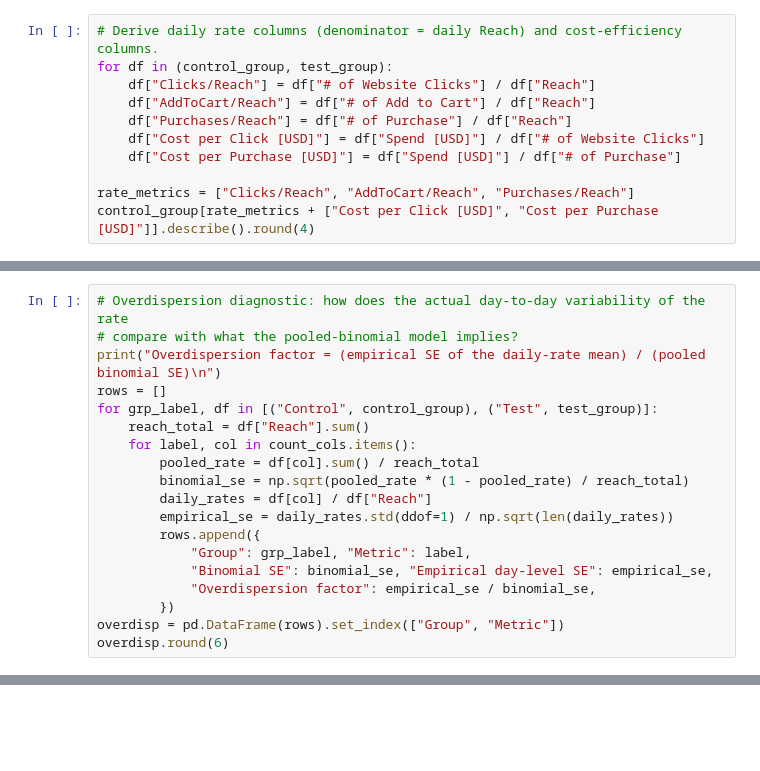
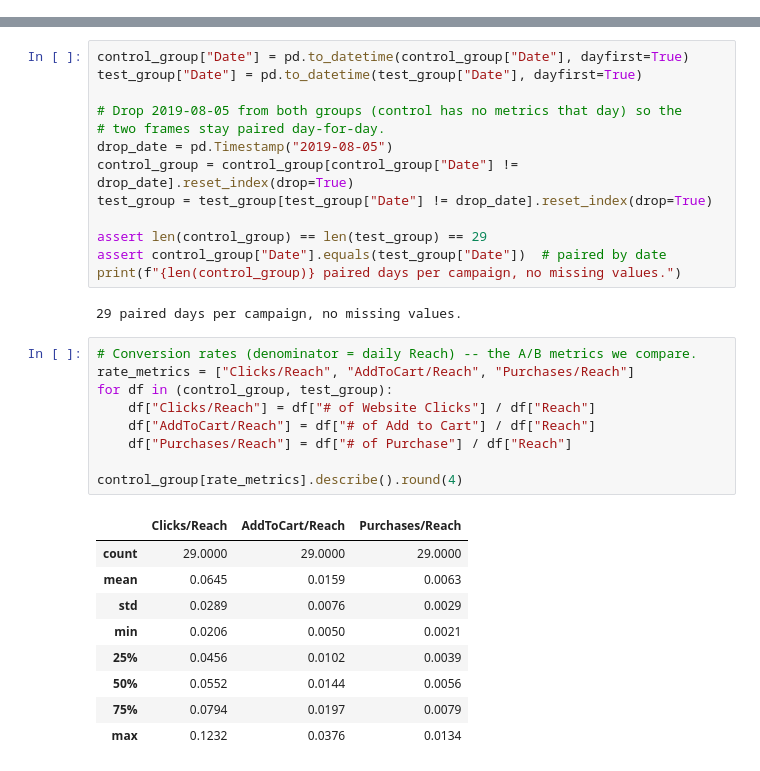
Before and after one commit to martinl5/AB-Testing, a Jupyter notebook: ab_testing.ipynb, the cells around one changed output, grey strips where cells are left out. Cells and saved outputs as stored; diff of their text form; blank space fills up the shorter version.

```diff
--- a/ab_testing.ipynb
+++ b/ab_testing.ipynb
@@ -196,11 +0,0 @@ print("29 paired days per group, no missing values.")
-# %%
-# Derive daily rate columns (denominator = daily Reach) and cost-efficiency columns.
-for df in (control_group, test_group):
-    df["Clicks/Reach"] = df["# of Website Clicks"] / df["Reach"]
-    df["AddToCart/Reach"] = df["# of Add to Cart"] / df["Reach"]
-    df["Purchases/Reach"] = df["# of Purchase"] / df["Reach"]
-    df["Cost per Click [USD]"] = df["Spend [USD]"] / df["# of Website Clicks"]
-    df["Cost per Purchase [USD]"] = df["Spend [USD]"] / df["# of Purchase"]
-
-rate_metrics = ["Clicks/Reach", "AddToCart/Reach", "Purchases/Reach"]
-control_group[rate_metrics + ["Cost per Click [USD]", "Cost per Purchase [USD]"]].describe().round(4)
@@ -708,19 +0,0 @@ NAIVE Purchases/Reach: pooled rates 0.0059 vs 0.0098, P(Test > Control) > 0.9999
-# %%
-# Overdispersion diagnostic: how does the actual day-to-day variability of the rate
-# compare with what the pooled-binomial model implies?
-print("Overdispersion factor = (empirical SE of the daily-rate mean) / (pooled binomial SE)\n")
-rows = []
-for grp_label, df in [("Control", control_group), ("Test", test_group)]:
-    reach_total = df["Reach"].sum()
-    for label, col in count_cols.items():
-        pooled_rate = df[col].sum() / reach_total
-        binomial_se = np.sqrt(pooled_rate * (1 - pooled_rate) / reach_total)
-        daily_rates = df[col] / df["Reach"]
-        empirical_se = daily_rates.std(ddof=1) / np.sqrt(len(daily_rates))
-        rows.append({
-            "Group": grp_label, "Metric": label,
-            "Binomial SE": binomial_se, "Empirical day-level SE": empirical_se,
-            "Overdispersion factor": empirical_se / binomial_se,
-        })
-overdisp = pd.DataFrame(rows).set_index(["Group", "Metric"])
-overdisp.round(6)
@@ -931,0 +36,34 @@ Concrete next steps:
+# %%
+control_group["Date"] = pd.to_datetime(control_group["Date"], dayfirst=True)
+test_group["Date"] = pd.to_datetime(test_group["Date"], dayfirst=True)
+
+# Drop 2019-08-05 from both groups (control has no metrics that day) so the
+# two frames stay paired day-for-day.
+drop_date = pd.Timestamp("2019-08-05")
+control_group = control_group[control_group["Date"] != drop_date].reset_index(drop=True)
+test_group = test_group[test_group["Date"] != drop_date].reset_index(drop=True)
+
+assert len(control_group) == len(test_group) == 29
+assert control_group["Date"].equals(test_group["Date"])  # paired by date
+print(f"{len(control_group)} paired days per campaign, no missing values.")
+# %% [output]
+29 paired days per campaign, no missing values.
+# %%
+# Conversion rates (denominator = daily Reach) -- the A/B metrics we compare.
+rate_metrics = ["Clicks/Reach", "AddToCart/Reach", "Purchases/Reach"]
+for df in (control_group, test_group):
+    df["Clicks/Reach"] = df["# of Website Clicks"] / df["Reach"]
+    df["AddToCart/Reach"] = df["# of Add to Cart"] / df["Reach"]
+    df["Purchases/Reach"] = df["# of Purchase"] / df["Reach"]
+
+control_group[rate_metrics].describe().round(4)
+# %% [output]
+|  | Clicks/Reach | AddToCart/Reach | Purchases/Reach |
+| count | 29.0000 | 29.0000 | 29.0000 |
+| mean | 0.0645 | 0.0159 | 0.0063 |
+| std | 0.0289 | 0.0076 | 0.0029 |
+| min | 0.0206 | 0.0050 | 0.0021 |
+| 25% | 0.0456 | 0.0102 | 0.0039 |
+| 50% | 0.0552 | 0.0144 | 0.0056 |
+| 75% | 0.0794 | 0.0197 | 0.0079 |
+| max | 0.1232 | 0.0376 | 0.0134 |
```
Also changed, not shown: parts of 51 cells of this notebook, 1 other file.
